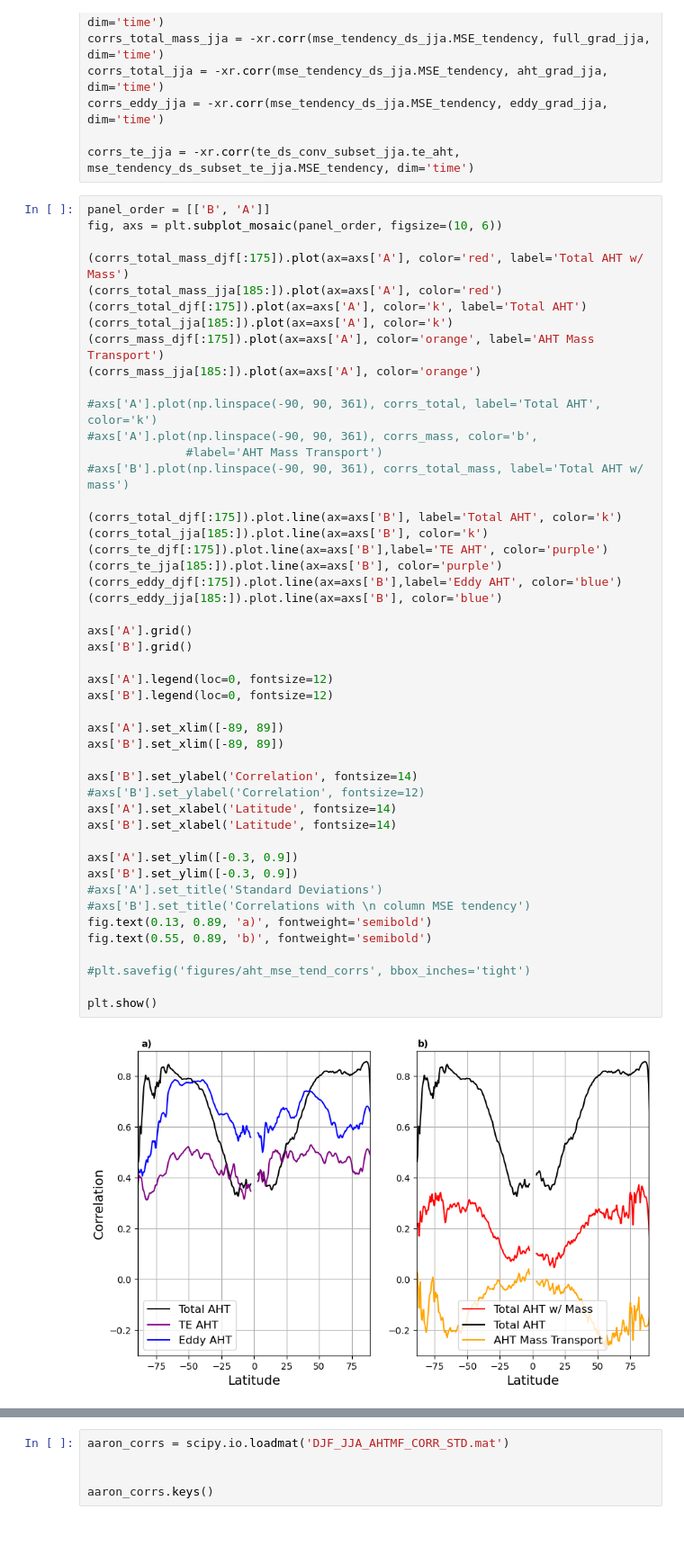
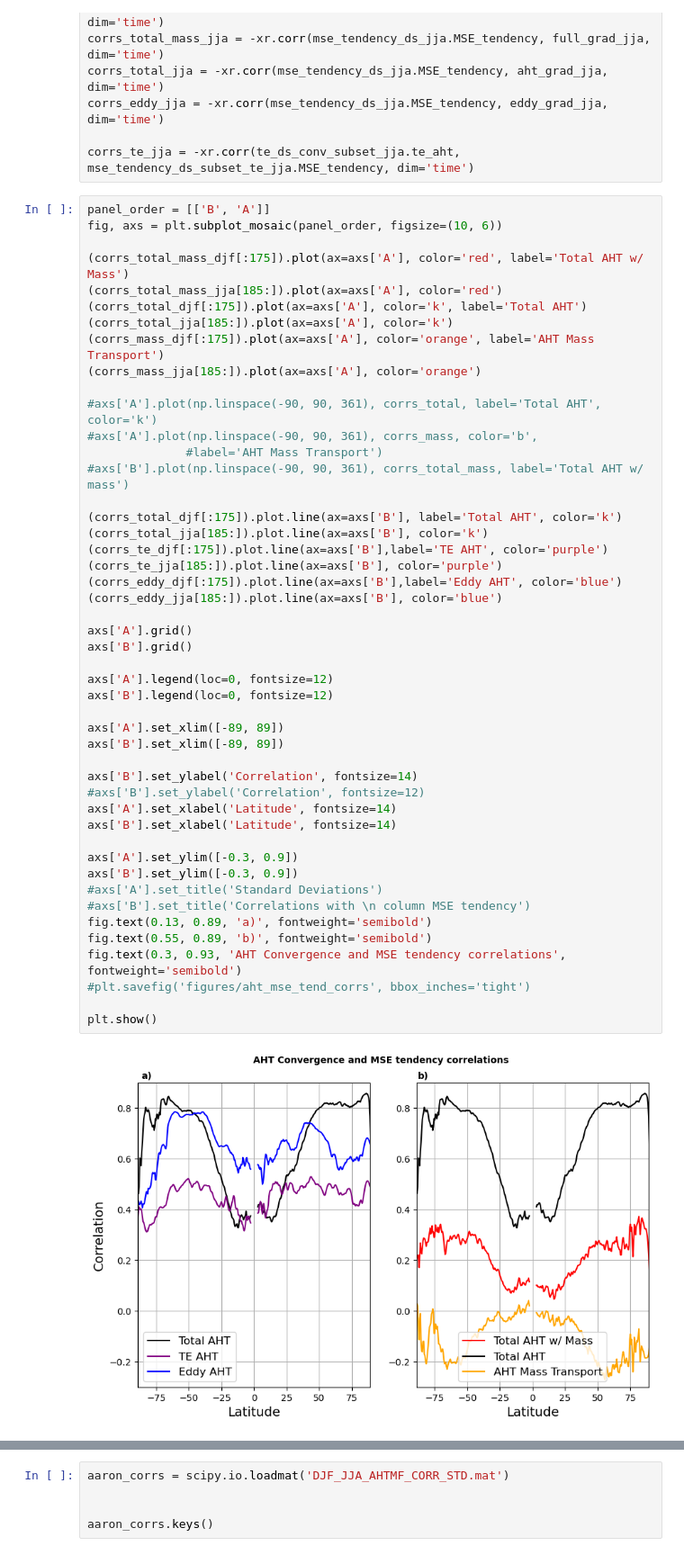
Before and after one commit to tylersc/ERA5_aht, a Jupyter notebook: 6hrly_AHT_figures/AHT_MSE_tendency_correlations.ipynb, the cells around one changed output, grey strips where cells are left out. Shown at 90% size. Saved outputs shown, nothing was run; the diff lists cells and outputs as text.

Commit message:
Updates to plotting files

```diff
--- a/6hrly_AHT_figures/AHT_MSE_tendency_correlations.ipynb
+++ b/6hrly_AHT_figures/AHT_MSE_tendency_correlations.ipynb
@@ -206,35 +206,35 @@ fig, axs = plt.subplot_mosaic(panel_order, figsize=(10, 6))
 (corrs_total_jja[185:]).plot.line(ax=axs['B'], color='k')
 (corrs_te_djf[:175]).plot.line(ax=axs['B'],label='TE AHT', color='purple')
 (corrs_te_jja[185:]).plot.line(ax=axs['B'], color='purple')
 (corrs_eddy_djf[:175]).plot.line(ax=axs['B'],label='Eddy AHT', color='blue')
 (corrs_eddy_jja[185:]).plot.line(ax=axs['B'], color='blue')
 
 axs['A'].grid()
 axs['B'].grid()
 
 axs['A'].legend(loc=0, fontsize=12)
 axs['B'].legend(loc=0, fontsize=12)
 
 axs['A'].set_xlim([-89, 89])
 axs['B'].set_xlim([-89, 89])
 
 axs['B'].set_ylabel('Correlation', fontsize=14)
 #axs['B'].set_ylabel('Correlation', fontsize=12)
 axs['A'].set_xlabel('Latitude', fontsize=14)
 axs['B'].set_xlabel('Latitude', fontsize=14)
 
 axs['A'].set_ylim([-0.3, 0.9])
 axs['B'].set_ylim([-0.3, 0.9])
 #axs['A'].set_title('Standard Deviations')
 #axs['B'].set_title('Correlations with \n column MSE tendency')
 fig.text(0.13, 0.89, 'a)', fontweight='semibold')
 fig.text(0.55, 0.89, 'b)', fontweight='semibold')
-
+fig.text(0.3, 0.93, 'AHT Convergence and MSE tendency correlations', fontweight='semibold')
 #plt.savefig('figures/aht_mse_tend_corrs', bbox_inches='tight')
 
 plt.show()
 # %% [output]
-[figure, old version]
+[figure, new version]
 # %%
 panel_order = [['B', 'A']]
 fig, axs = plt.subplot_mosaic(panel_order, figsize=(10, 6))
```
Also changed, not shown: parts of 2 cells of this notebook, 4 other files.
